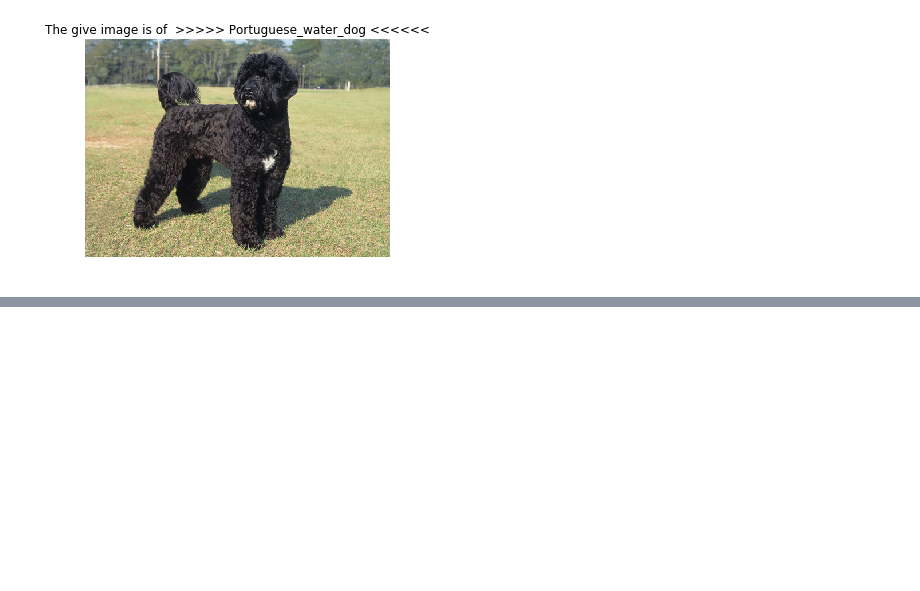
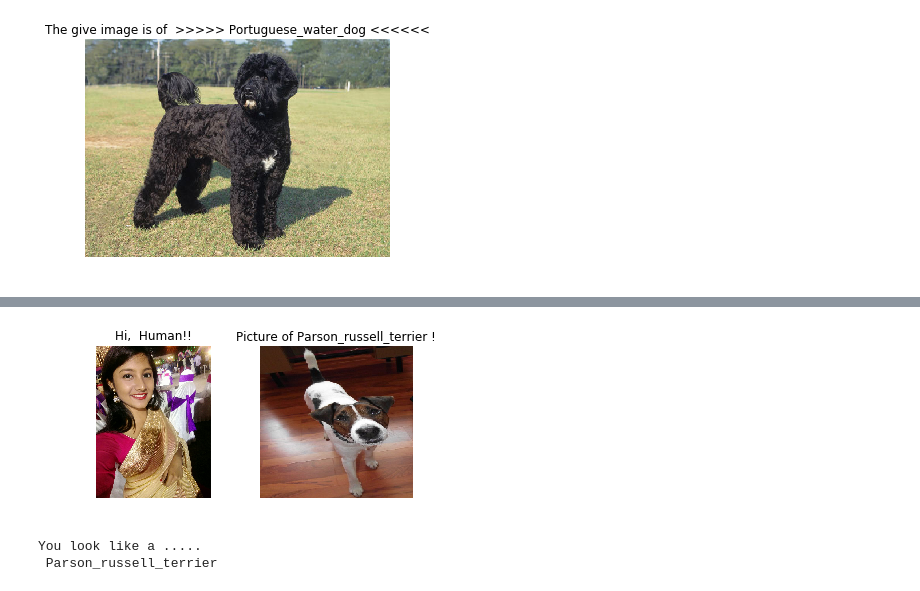
Before and after one commit to unnat5/dog-project, a Jupyter notebook: dog_app.ipynb, the cells around one changed output, grey strips where cells are left out. Saved outputs shown, nothing was run; the diff lists cells and outputs as text; code cells hidden in the pictures; blank space fills up the shorter version.

```diff
--- a/dog_app.ipynb
+++ b/dog_app.ipynb
@@ -869,0 +901,6 @@ predict_dog_human("pd.JPG",resnet50_model)
+# %%
+predict_dog_human("ish.JPG",resnet50_model)
+# %% [output]
+[figure, added]
+You look like a .....
+ Parson_russell_terrier
```
Also changed, not shown: parts of 10 cells of this notebook.
